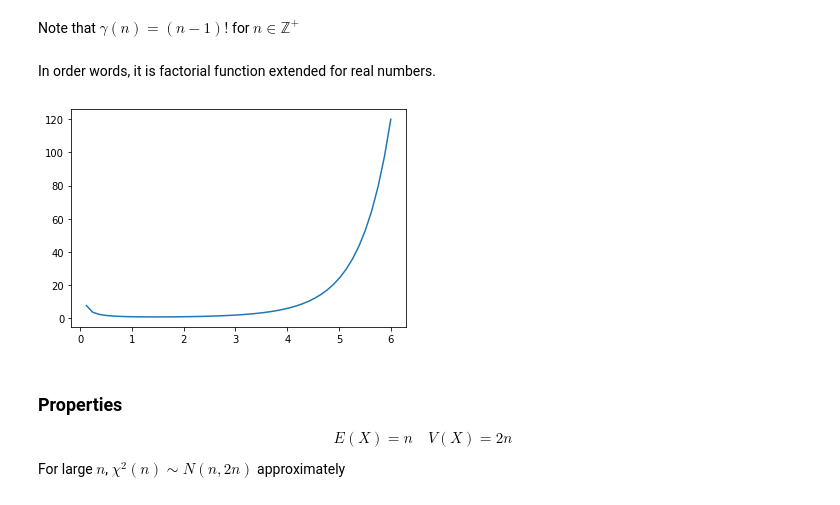
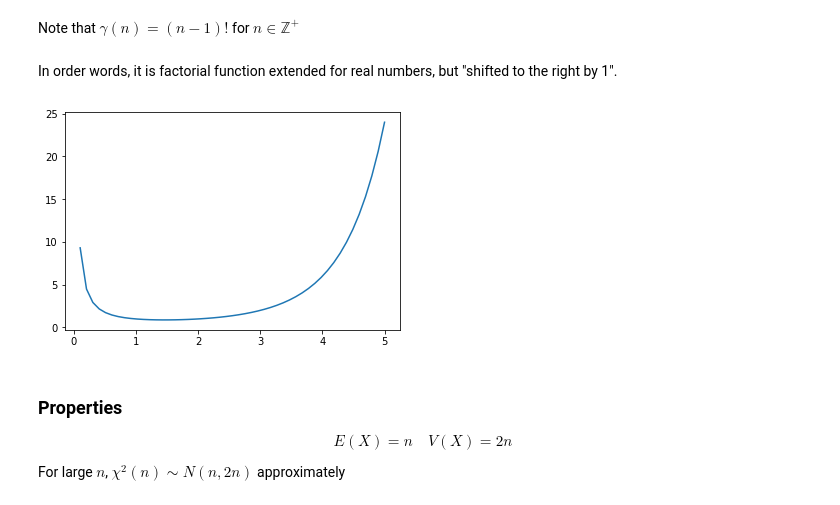
Before and after one commit to 0WN463/wellspring, a Jupyter notebook: statistic/sampling.ipynb, the cells around one changed output. Cells and saved outputs as stored; diff of their text form; code cells hidden in the pictures.

```diff
--- a/statistic/sampling.ipynb
+++ b/statistic/sampling.ipynb
@@ -444,14 +437,15 @@ $$
 # %% [markdown]
 Note that $\gamma(n) = (n-1)!$ for $n \in \mathbb{Z^+}$
 # %% [markdown]
-In order words, it is factorial function extended for real numbers.
+In order words, it is factorial function extended for real numbers, but "shifted to the right by 1".
 # %%
+from scipy.special import gamma
 
-xs = np.linspace(0, 6)
+xs = np.linspace(0, 5)
 plt.plot(xs, gamma(xs))
 plt.show()
 # %% [output]
-[figure, old version]
+[figure, new version]
 # %% [markdown]
 ### Properties
 $$
```
Also changed, not shown: parts of 38 cells of this notebook, 3 other files.
